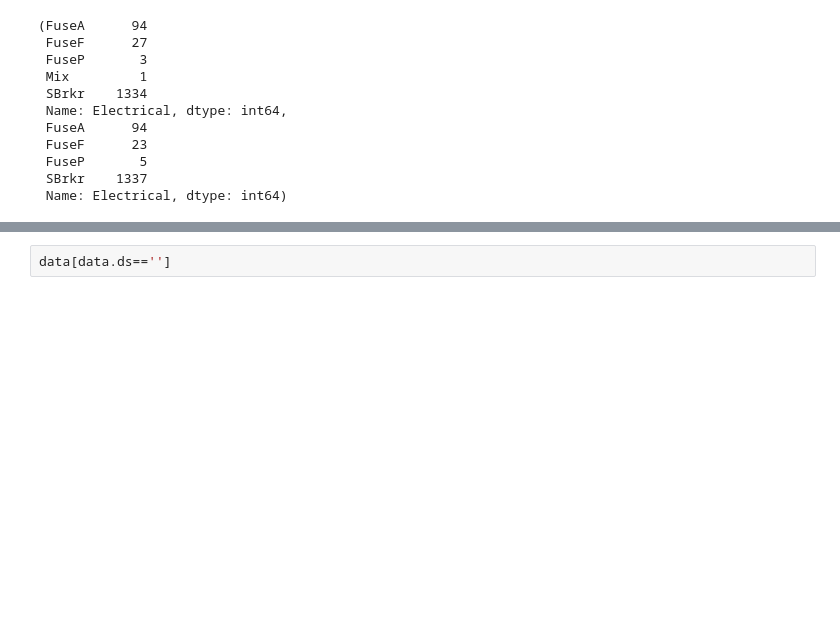
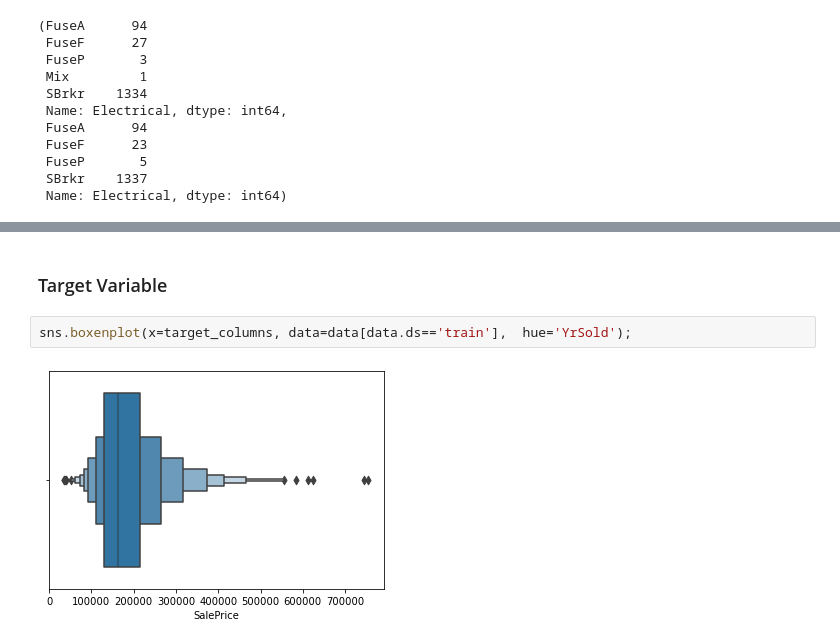
Before and after one commit to Armenian-Data-Science-Community/house-price-prediction, a Jupyter notebook: notebooks/eda.ipynb, the cells around one changed output, grey strips where cells are left out. Saved outputs shown, nothing was run; the diff lists cells and outputs as text; blank space fills up the shorter version.

```diff
--- a/notebooks/eda.ipynb
+++ b/notebooks/eda.ipynb
@@ -204,3 +184,7 @@ sns.barplot(x='count', y='col', hue='ds', data=missing_data)
 [figure]
-# %%
-data[data.ds=='']
+# %% [markdown]
+### Target Variable
+# %%
+sns.boxenplot(x=target_columns, data=data[data.ds=='train'],  hue='YrSold');
+# %% [output]
+[figure, added]
```
Also changed, not shown: parts of 5 cells of this notebook, 4 other files.
